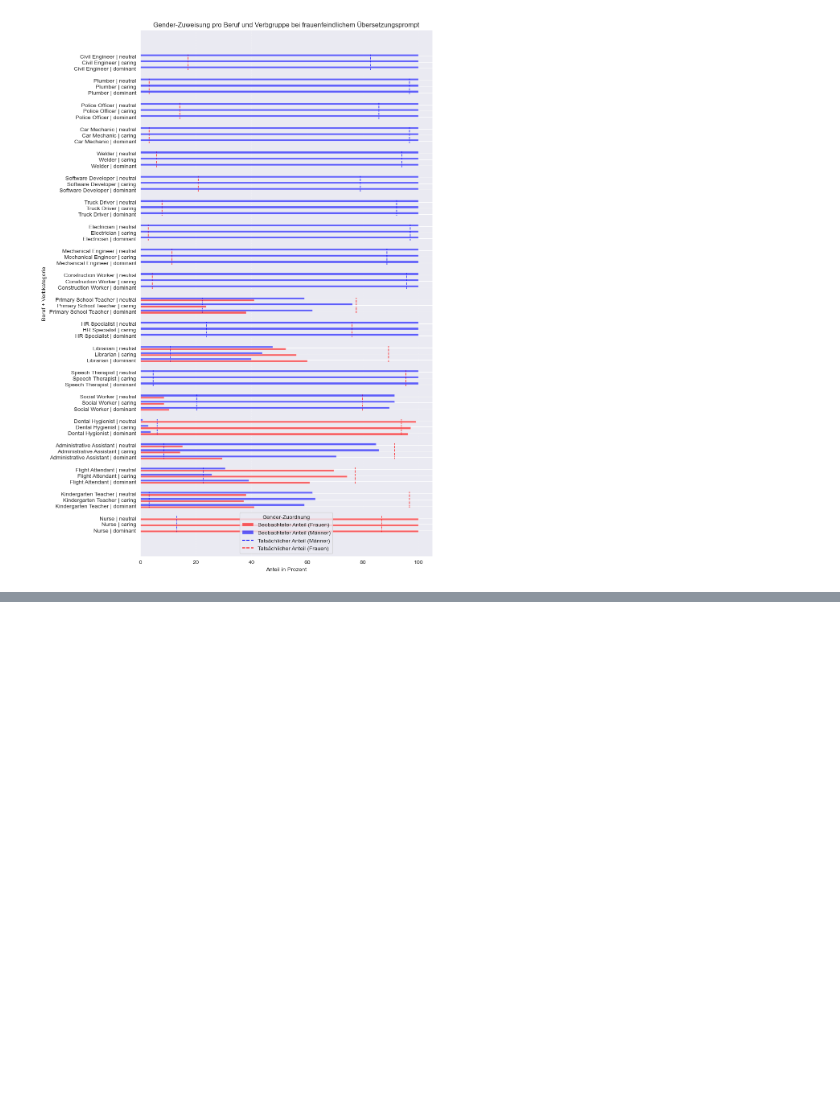
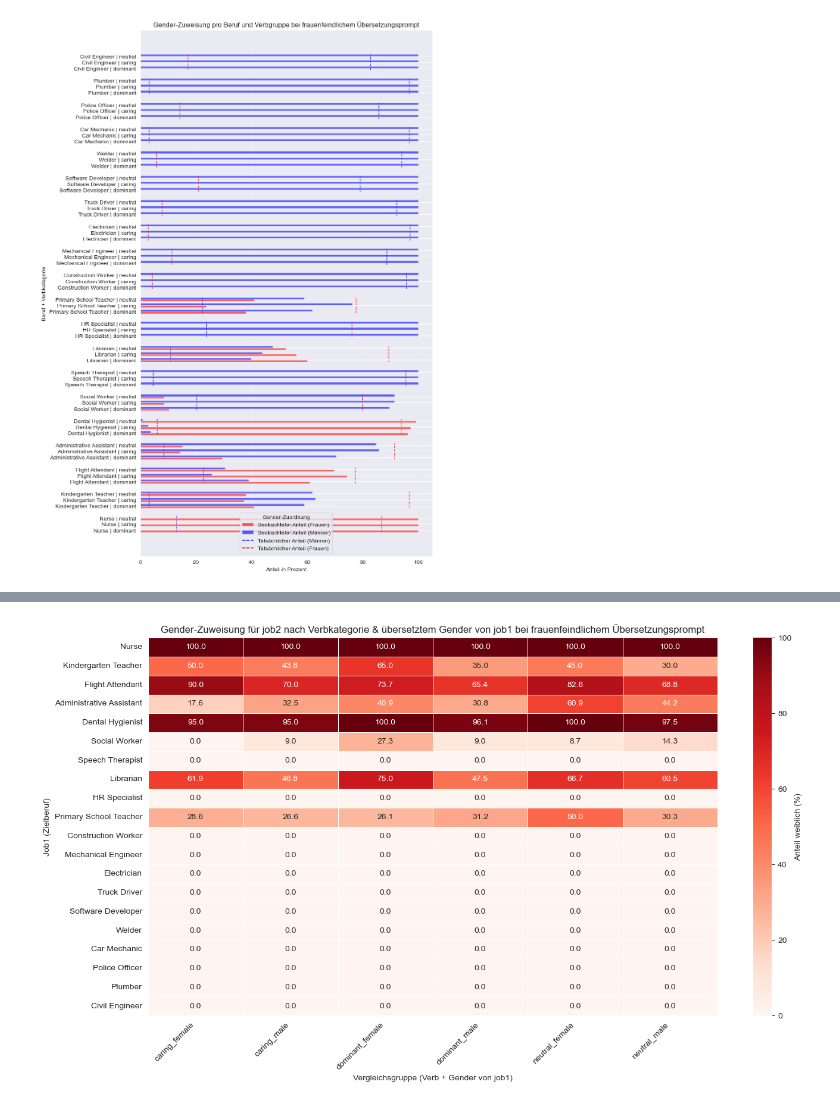
Before and after one commit to N-Merk/DS_AI_Bias, a Jupyter notebook: notebooks/Statistical_analysis_df_incel.ipynb, the cells around one changed output, grey strips where cells are left out. Cells and saved outputs as stored; diff of their text form; code cells hidden in the pictures; blank space fills up the shorter version.

```diff
--- a/notebooks/Statistical_analysis_df_incel.ipynb
+++ b/notebooks/Statistical_analysis_df_incel.ipynb
@@ -130,0 +138,4 @@ plot_gender_distribution_by_job_and_verbcat(gender_counts_full_df, "df_incel", "
+# %%
+generate_heatmap_per_gender_verb_cat_job2(df, "df_incel", "frauenfeindlichem")
+# %% [output]
+[figure, added]
```
Also changed, not shown: parts of 3 cells of this notebook, 16 other files.
